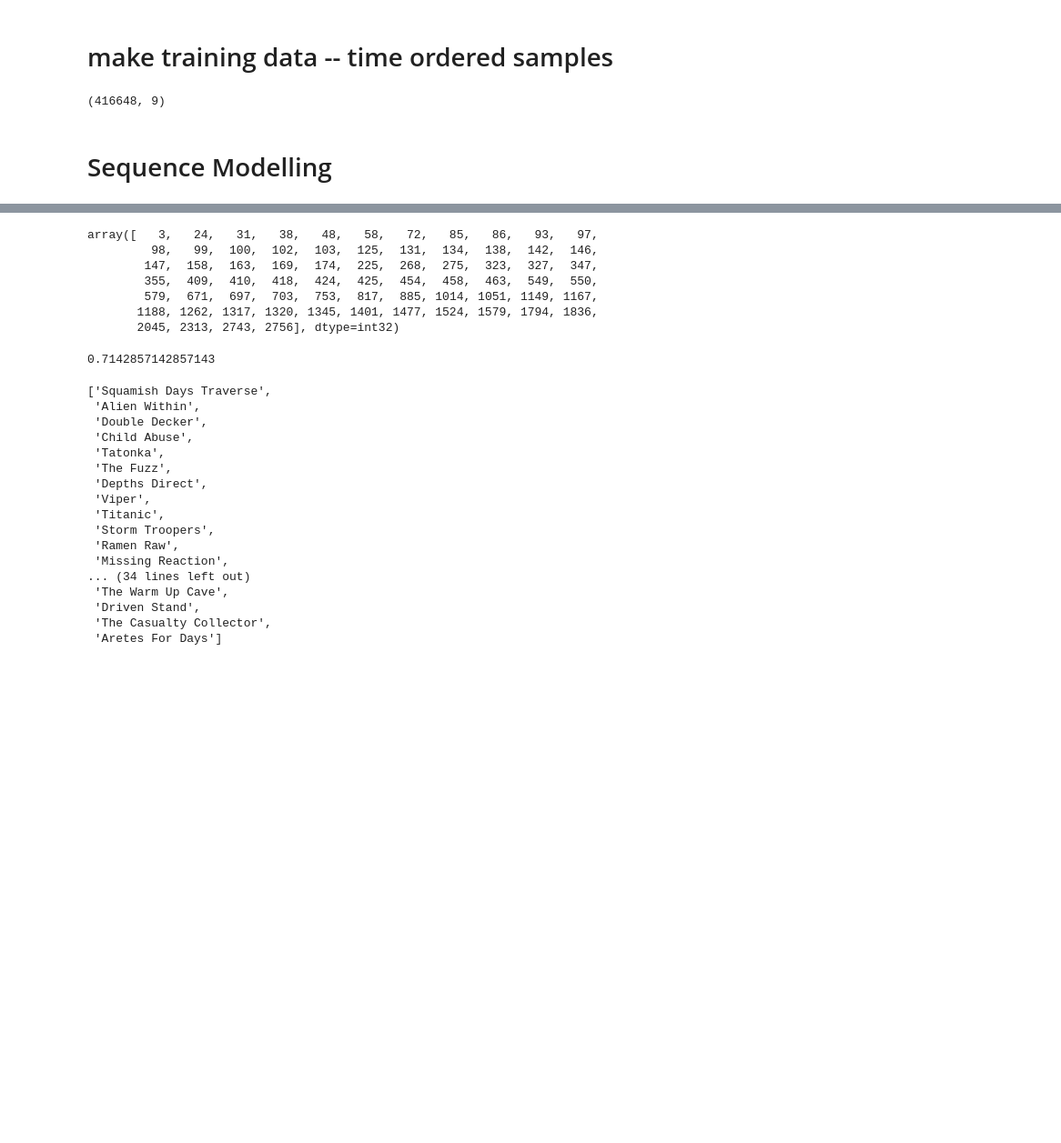
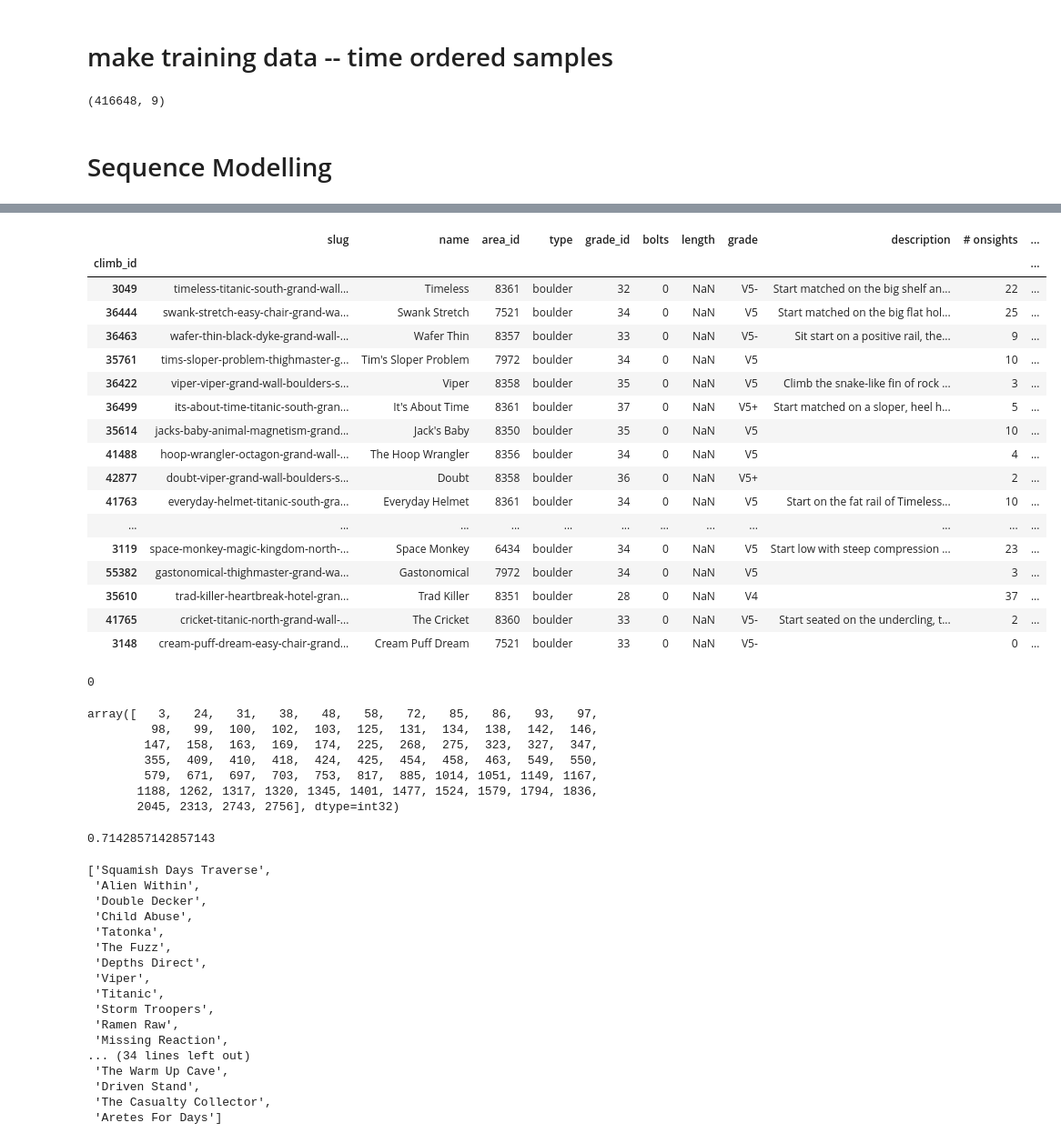
Before and after one commit to lrthomps/cs224u, a Jupyter notebook: final project/sendage/sequence.ipynb, the cells around one changed output, grey strips where cells are left out. Shown at 91% size. Saved outputs shown, nothing was run; the diff lists cells and outputs as text; code cells hidden in the pictures; blank space fills up the shorter version.

Commit message:
added sequence models

```diff
--- a/final project/sendage/sequence.ipynb
+++ b/final project/sendage/sequence.ipynb
@@ -654,6 +788,6 @@ initial_params = model.init(init_rng, inp, training=False)
 # %%
 def loss(params: optax.Params, batch: jnp.ndarray, labels: jnp.ndarray) -> jnp.ndarray:
-    y_hat = model.apply(params, batch, training=True, rngs={'dropout': dropout_rng})
+    y_hat = model.apply(params, inputs=batch, train=True, rngs={'dropout': dropout_rng})
     loss_value = optax.softmax_cross_entropy_with_integer_labels(y_hat, labels)
 
     return loss_value.mean()
@@ -681,7 +815,8 @@ schedule = optax.warmup_cosine_decay_schedule(
     end_value=1e-4
 )
 
-optimizer = optax.adam(learning_rate=1e-3)
+optimizer = optax.adam(learning_rate=schedule)
+# optimizer = optax.inject_hyperparams(optax.adam)(learning_rate=1e-4)
 
 opt_state = optimizer.init(params)
 
@@ -699,7 +834,7 @@ for epoch in range(num_epochs):
         params, opt_state, loss_value = step(params, opt_state, batch, labels)
         losses.append(loss_value)
     e_loss.append(np.mean(losses))
-    dev_p = model.apply(params, dev_x, training=False)
+    dev_p = model.apply(params, inputs=dev_x, train=False)
     e_acc.append(np.mean(dev_p.argmax(axis=-1) == dev_y))
     e_sm.append(np.mean(optax.softmax_cross_entropy_with_integer_labels(dev_p, dev_y)))
     print(f'epoch {i_epoch + epoch}\t loss: {e_loss[-1]:.4f}; val_sm: {e_sm[-1]:.4f}; val_acc: {e_acc[-1]:.4f}')
@@ -785,3 +922,41 @@ print_results(finn_y, finn_p, finn_x[:, :, 0], mistakes=True)
+# %%
+def top_next(seqs, true, grade, bc_area, stars=5, style_id=2, days_later=7):
+    last_n = np.array(seqs[-1, 1:, :])
+    last_n[-1, 0] = true[-1]
+
+    b = np.zeros_like(bc_areas)
+    b[area_vocab.loc[bc_area]] = 1
+    next_ = np.concatenate([[len(vocabulary)], b, [grade, style_id, stars, days_later]])
+
+    x = np.concatenate([last_n, next_[np.newaxis, :]], axis=0)
+    p = model.apply(best_params, inputs=x[np.newaxis, :, :], train=False)
+    return jax.nn.softmax(p)
+# %%
+p = top_next(me_x, me_y, 5, 'grand-wall-boulders-squamish-bc-canada')
+bc_boulders_5.loc[inverse_vocabulary.loc[np.squeeze(p.argsort())[-20:][::-1]].values]
+# %% [output]
+|  | slug | name | area_id | type | grade_id | bolts | length | grade | description | # onsights | ... |
+| climb_id |  |  |  |  |  |  |  |  |  |  | ... |
+| 3049 | timeless-titanic-south-grand-wall... | Timeless | 8361 | boulder | 32 | 0 | NaN | V5- | Start matched on the big shelf an... | 22 | ... |
+| 36444 | swank-stretch-easy-chair-grand-wa... | Swank Stretch | 7521 | boulder | 34 | 0 | NaN | V5 | Start matched on the big flat hol... | 25 | ... |
+| 36463 | wafer-thin-black-dyke-grand-wall-... | Wafer Thin | 8357 | boulder | 33 | 0 | NaN | V5- | Sit start on a positive rail, the... | 9 | ... |
+| 35761 | tims-sloper-problem-thighmaster-g... | Tim's Sloper Problem | 7972 | boulder | 34 | 0 | NaN | V5 |  | 10 | ... |
+| 36422 | viper-viper-grand-wall-boulders-s... | Viper | 8358 | boulder | 35 | 0 | NaN | V5 | Climb the snake-like fin of rock ... | 3 | ... |
+| 36499 | its-about-time-titanic-south-gran... | It's About Time | 8361 | boulder | 37 | 0 | NaN | V5+ | Start matched on a sloper, heel h... | 5 | ... |
+| 35614 | jacks-baby-animal-magnetism-grand... | Jack's Baby | 8350 | boulder | 35 | 0 | NaN | V5 |  | 10 | ... |
+| 41488 | hoop-wrangler-octagon-grand-wall-... | The Hoop Wrangler | 8356 | boulder | 34 | 0 | NaN | V5 |  | 4 | ... |
+| 42877 | doubt-viper-grand-wall-boulders-s... | Doubt | 8358 | boulder | 36 | 0 | NaN | V5+ |  | 2 | ... |
+| 41763 | everyday-helmet-titanic-south-gra... | Everyday Helmet | 8361 | boulder | 34 | 0 | NaN | V5 | Start on the fat rail of Timeless... | 10 | ... |
+| ... | ... | ... | ... | ... | ... | ... | ... | ... | ... | ... | ... |
+| 3119 | space-monkey-magic-kingdom-north-... | Space Monkey | 6434 | boulder | 34 | 0 | NaN | V5 | Start low with steep compression ... | 23 | ... |
+| 55382 | gastonomical-thighmaster-grand-wa... | Gastonomical | 7972 | boulder | 34 | 0 | NaN | V5 |  | 3 | ... |
+| 35610 | trad-killer-heartbreak-hotel-gran... | Trad Killer | 8351 | boulder | 28 | 0 | NaN | V4 |  | 37 | ... |
+| 41765 | cricket-titanic-north-grand-wall-... | The Cricket | 8360 | boulder | 33 | 0 | NaN | V5- | Start seated on the undercling, t... | 2 | ... |
+| 3148 | cream-puff-dream-easy-chair-grand... | Cream Puff Dream | 7521 | boulder | 33 | 0 | NaN | V5- |  | 0 | ... |
+# %%
+area_vocab.loc['grand-wall-boulders-squamish-bc-canada']
+# %% [output]
+0
 # %%
 wrong_ids = np.unique(finn_p[finn_p!=finn_y])
 wrong_ids
```
Also changed, not shown: parts of 43 cells of this notebook, 3 other files.
